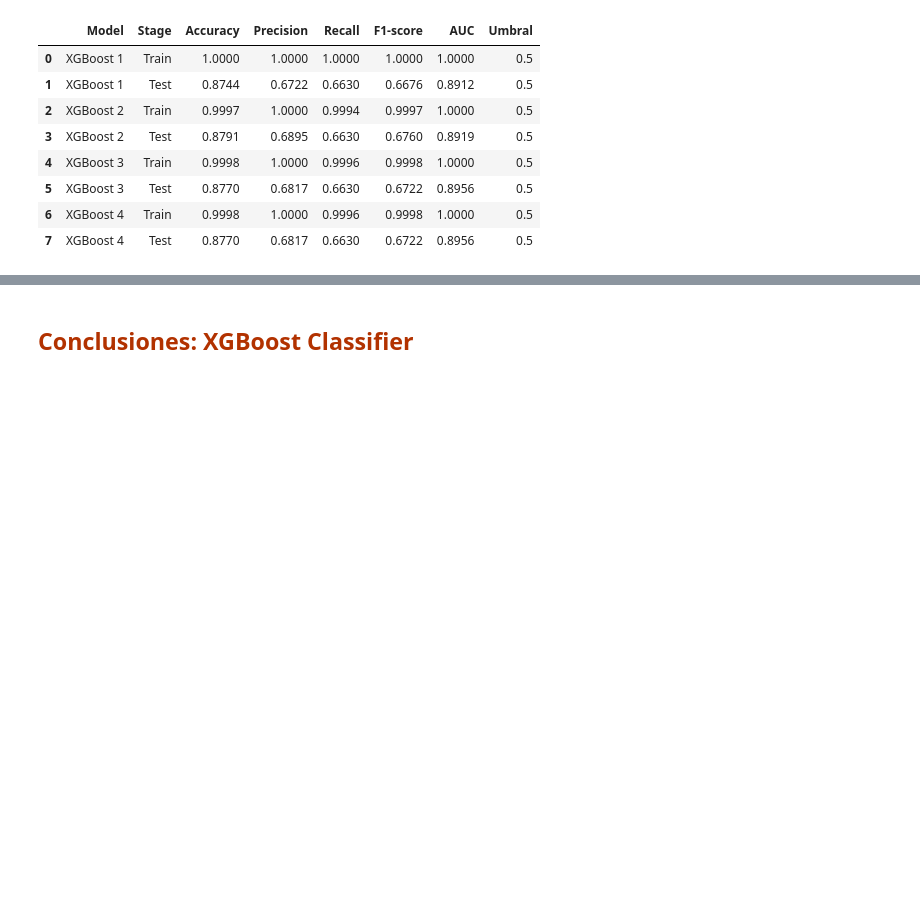
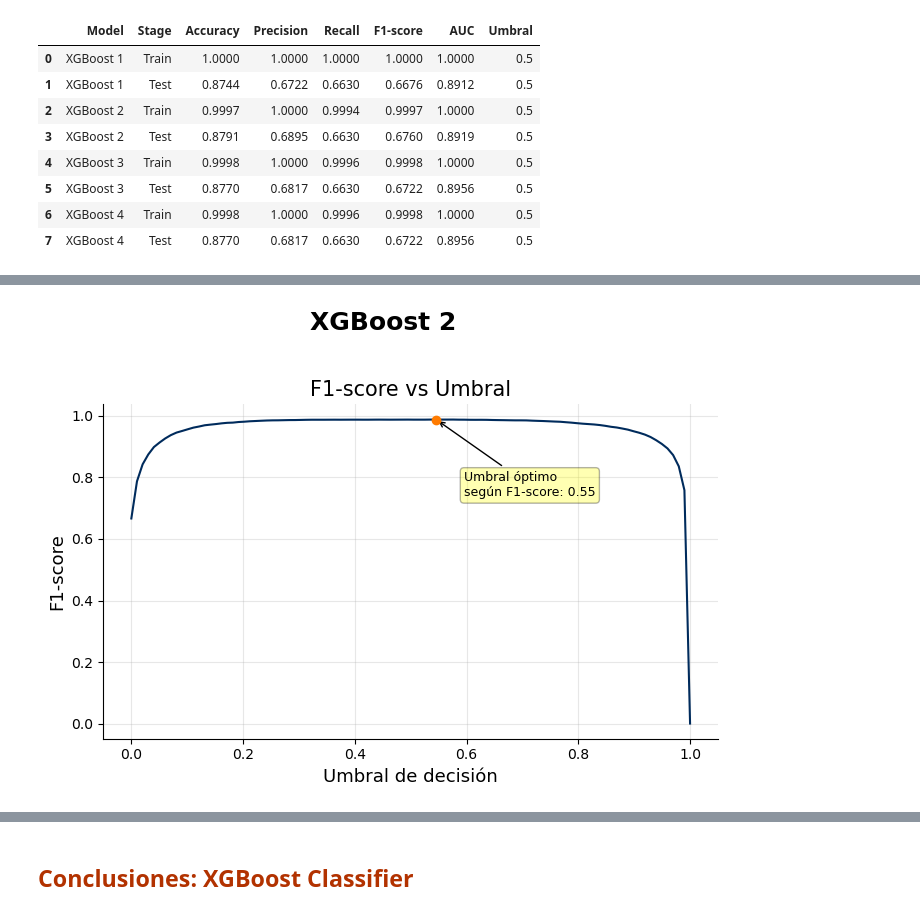
Before and after one commit to ChurnInsight-Alura/churn-insight-ml, a Jupyter notebook: Modeling_CusTech.ipynb, the cells around one changed output, grey strips where cells are left out. Cells and saved outputs as stored; diff of their text form; code cells hidden in the pictures; blank space fills up the shorter version.

```diff
--- a/Modeling_CusTech.ipynb
+++ b/Modeling_CusTech.ipynb
@@ -2614,0 +2672,10 @@ pd.DataFrame(xgb_results_tracking)
+# %%
+umbral_xgb_2, plot_umbral_xgb_2 = plot_umbrales(modelo=xgb_2,
+                                                  score='F1-score',
+                                                  x=X_train,
+                                                  y=y_train,
+                                                  caja_x=0.05,
+                                                  caja_y=0.25,
+                                                  nombre='XGBoost 2')
+# %% [output]
+[figure, added]
```
Also changed, not shown: parts of 44 cells of this notebook.
